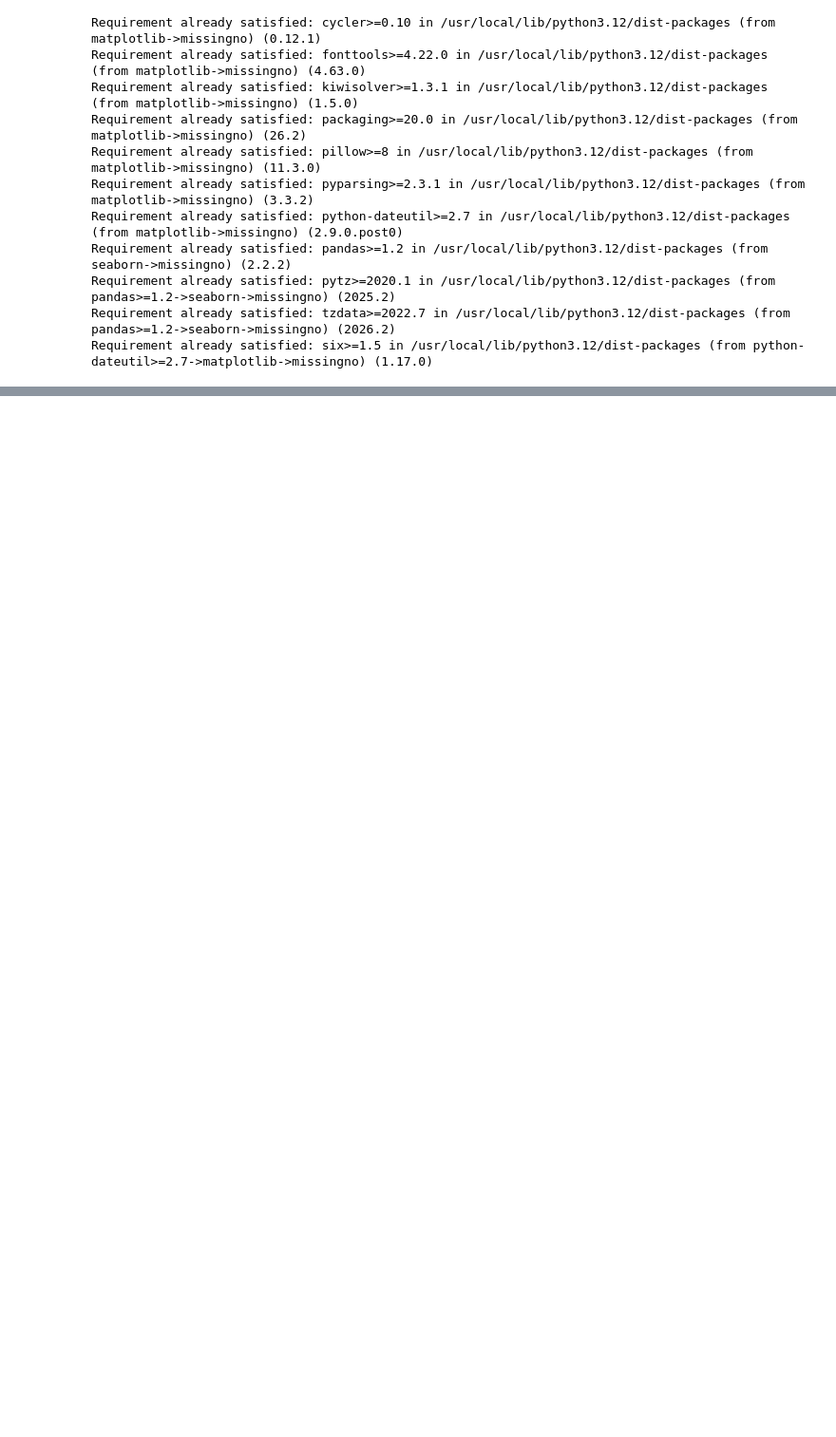
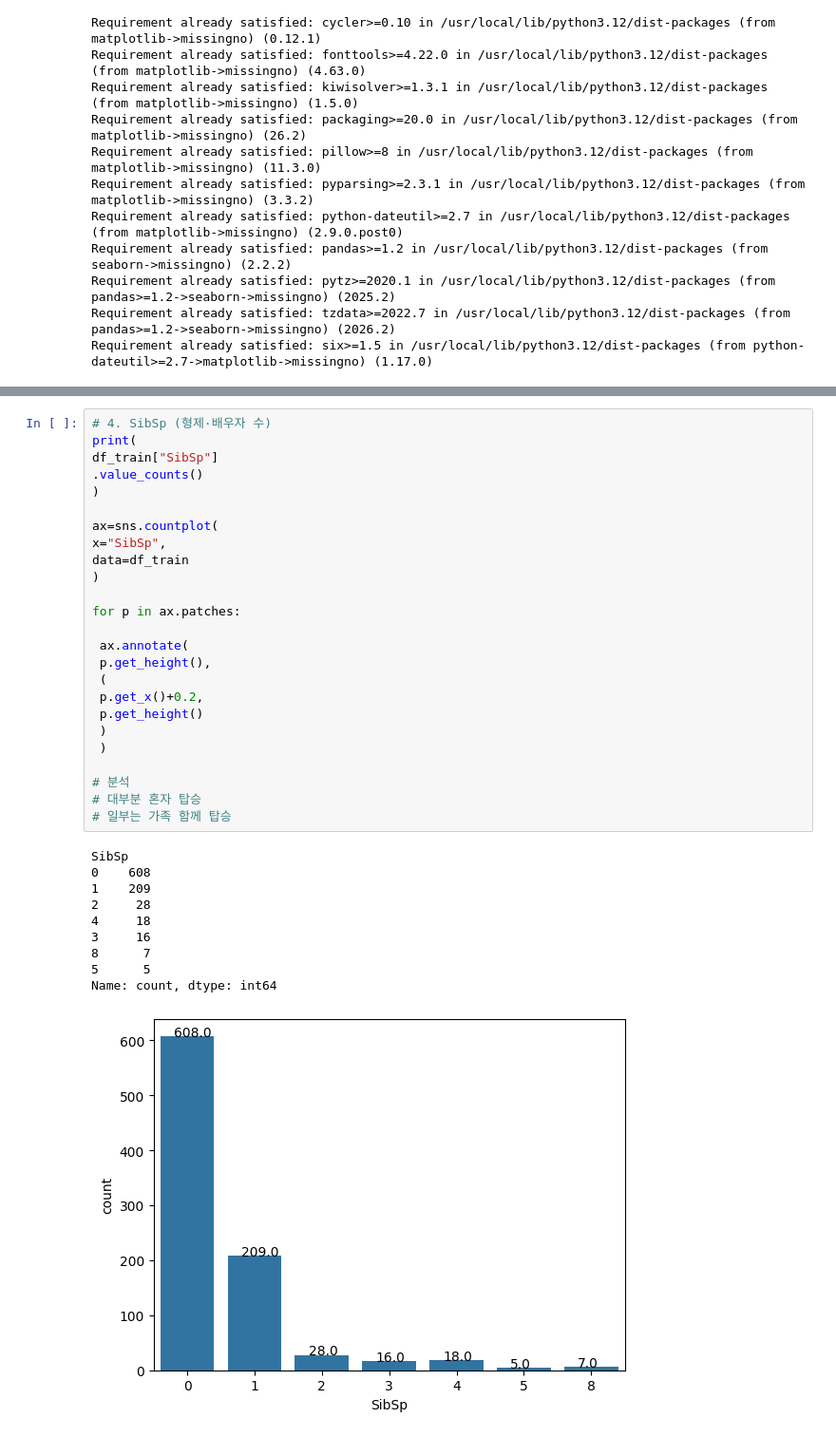
Before and after one commit to hw-coder92/Gwangju-AI-Academy, a Jupyter notebook: 06.EDA-분석/01-데이터분석-탐색적분석(EDA)-타이타닉.ipynb, the cells around one changed output, grey strips where cells are left out. Shown at 95% size. Saved outputs shown, nothing was run; the diff lists cells and outputs as text; blank space fills up the shorter version.

```diff
--- a/06.EDA-분석/01-데이터분석-탐색적분석(EDA)-타이타닉.ipynb
+++ b/06.EDA-분석/01-데이터분석-탐색적분석(EDA)-타이타닉.ipynb
@@ -83,0 +611,36 @@ dtype: float64
+# %%
+# 4. SibSp (형제·배우자 수)
+print(
+df_train["SibSp"]
+.value_counts()
+)
+
+ax=sns.countplot(
+x="SibSp",
+data=df_train
+)
+
+for p in ax.patches:
+
+ ax.annotate(
+ p.get_height(),
+ (
+ p.get_x()+0.2,
+ p.get_height()
+ )
+ )
+
+# 분석
+# 대부분 혼자 탑승
+# 일부는 가족 함께 탑승
+# %% [output]
+SibSp
+0    608
+1    209
+2     28
+4     18
+3     16
+8      7
+5      5
+Name: count, dtype: int64
+[figure, added]
```
Also changed, not shown: parts of 29 cells of this notebook, 5 other files.
